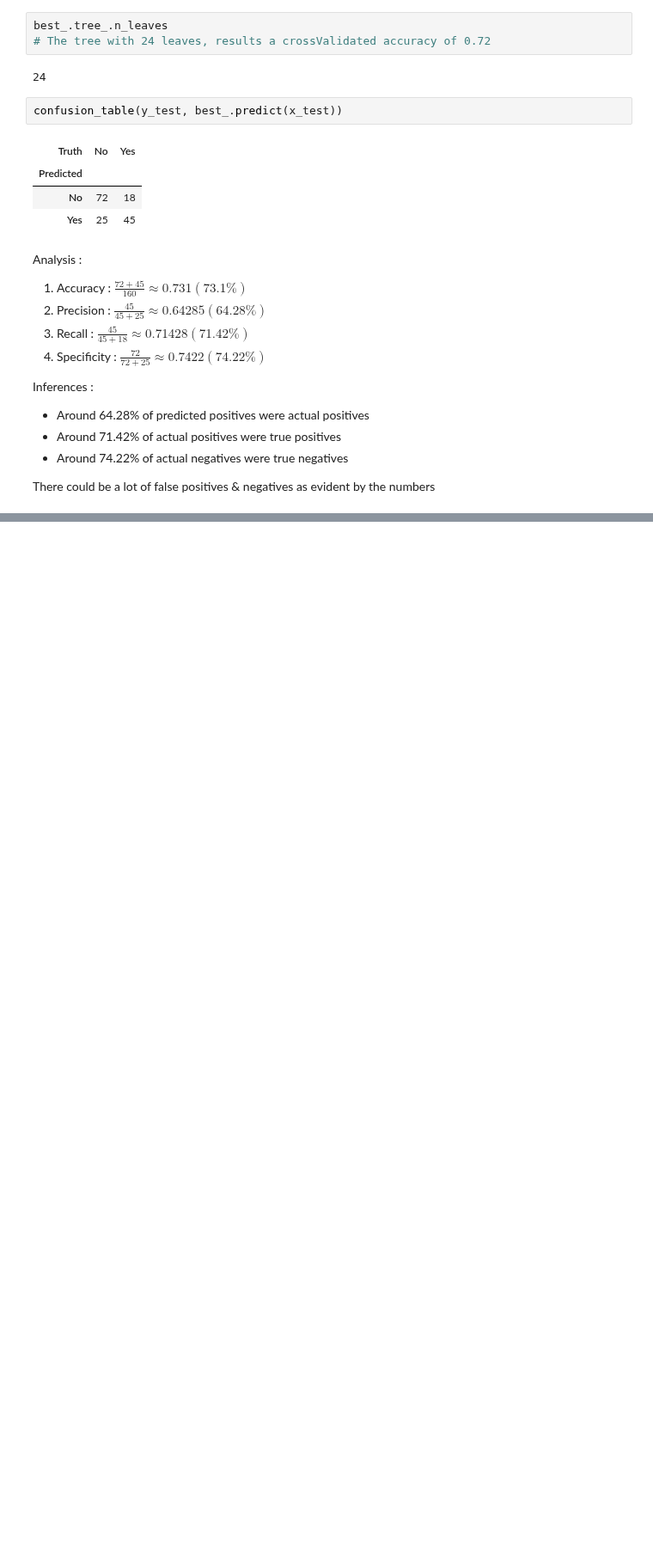
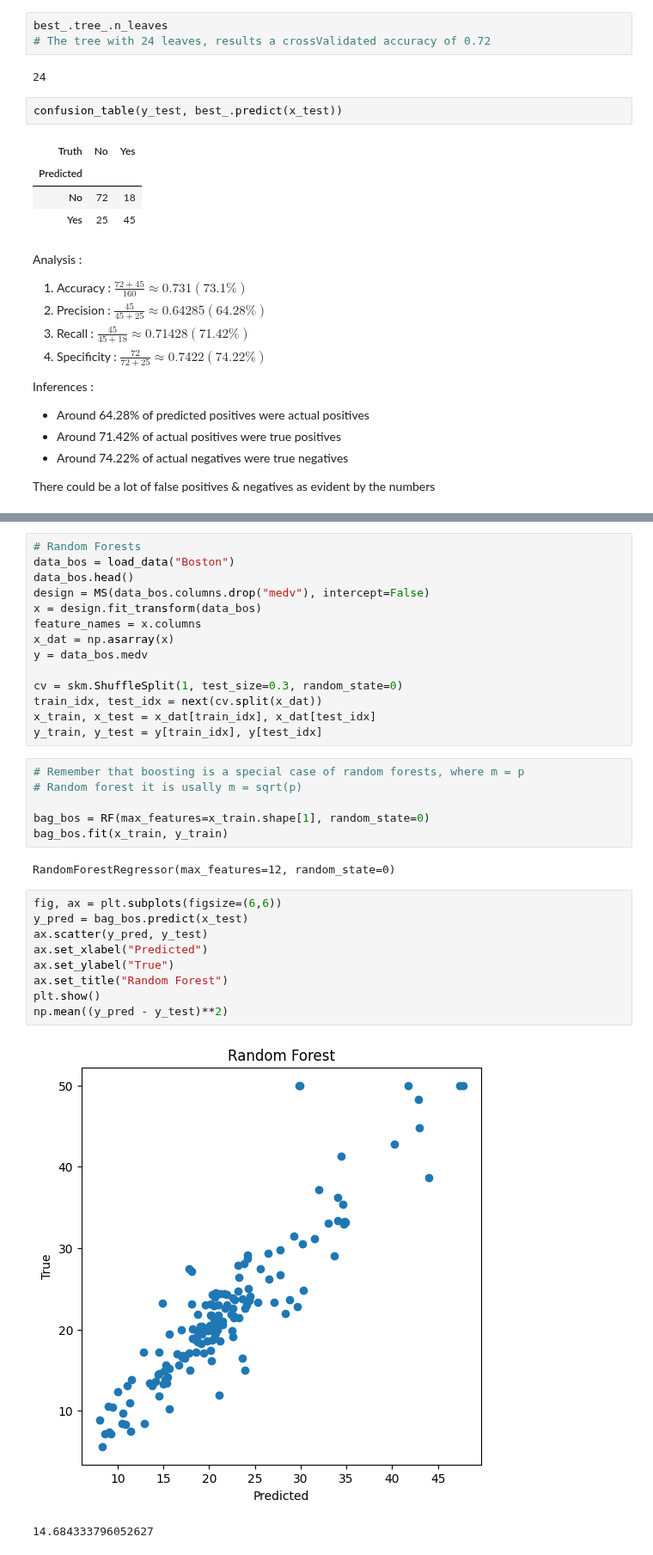
Before and after one commit to kkkamur07/ISL-Learning, a Jupyter notebook: Tree/tree-labs.ipynb, the cells around one changed output, grey strips where cells are left out. Shown at 86% size. Cells and saved outputs as stored; diff of their text form; blank space fills up the shorter version.

```diff
--- a/Tree/tree-labs.ipynb
+++ b/Tree/tree-labs.ipynb
@@ -174,0 +262,34 @@ There could be a lot of false positives & negatives as evident by the numbers
+# %%
+# Random Forests
+data_bos = load_data("Boston")
+data_bos.head()
+design = MS(data_bos.columns.drop("medv"), intercept=False)
+x = design.fit_transform(data_bos)
+feature_names = x.columns
+x_dat = np.asarray(x)
+y = data_bos.medv
+
+cv = skm.ShuffleSplit(1, test_size=0.3, random_state=0)
+train_idx, test_idx = next(cv.split(x_dat))
+x_train, x_test = x_dat[train_idx], x_dat[test_idx]
+y_train, y_test = y[train_idx], y[test_idx]
+# %%
+# Remember that boosting is a special case of random forests, where m = p
+# Random forest it is usally m = sqrt(p)
+
+bag_bos = RF(max_features=x_train.shape[1], random_state=0)
+bag_bos.fit(x_train, y_train)
+# %% [output]
+RandomForestRegressor(max_features=12, random_state=0)
+# %%
+fig, ax = plt.subplots(figsize=(6,6))
+y_pred = bag_bos.predict(x_test)
+ax.scatter(y_pred, y_test)
+ax.set_xlabel("Predicted")
+ax.set_ylabel("True")
+ax.set_title("Random Forest")
+plt.show()
+np.mean((y_pred - y_test)**2)
+# %% [output]
+[figure, added]
+14.684333796052627
```
Also changed, not shown: parts of 20 cells of this notebook.
